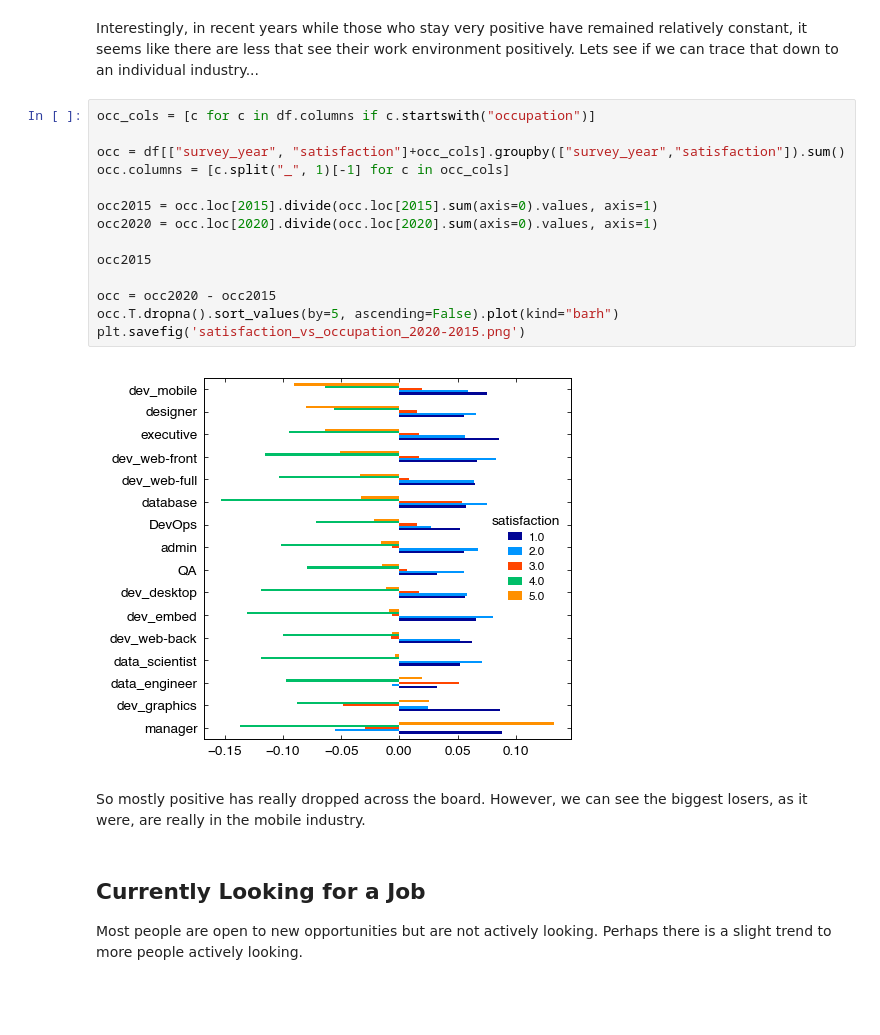
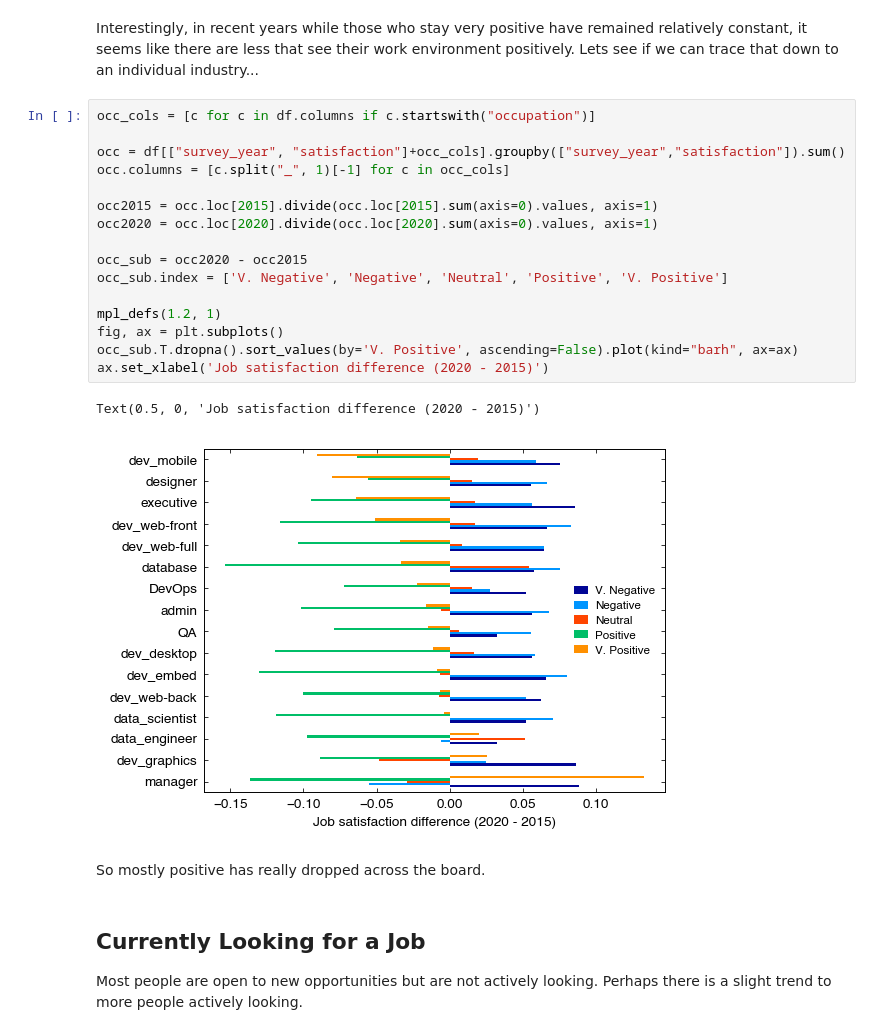
Before and after one commit to djlns/stackoverflow-insights, a Jupyter notebook: analysis.ipynb, the cells around one changed output. Saved outputs shown, nothing was run; the diff lists cells and outputs as text; blank space fills up the shorter version.

```diff
--- a/analysis.ipynb
+++ b/analysis.ipynb
@@ -247,21 +247,24 @@ Interestingly, in recent years while those who stay very positive have remained
 # %%
 occ_cols = [c for c in df.columns if c.startswith("occupation")]
 
 occ = df[["survey_year", "satisfaction"]+occ_cols].groupby(["survey_year","satisfaction"]).sum()
 occ.columns = [c.split("_", 1)[-1] for c in occ_cols]
 
 occ2015 = occ.loc[2015].divide(occ.loc[2015].sum(axis=0).values, axis=1)
 occ2020 = occ.loc[2020].divide(occ.loc[2020].sum(axis=0).values, axis=1)
 
-occ2015
+occ_sub = occ2020 - occ2015
+occ_sub.index = ['V. Negative', 'Negative', 'Neutral', 'Positive', 'V. Positive']
 
-occ = occ2020 - occ2015
-occ.T.dropna().sort_values(by=5, ascending=False).plot(kind="barh")
-plt.savefig('satisfaction_vs_occupation_2020-2015.png')
+mpl_defs(1.2, 1)
+fig, ax = plt.subplots()
+occ_sub.T.dropna().sort_values(by='V. Positive', ascending=False).plot(kind="barh", ax=ax)
+ax.set_xlabel('Job satisfaction difference (2020 - 2015)')
 # %% [output]
+Text(0.5, 0, 'Job satisfaction difference (2020 - 2015)')
-[figure, old version]
+[figure, new version]
 # %% [markdown]
-So mostly positive has really dropped across the board. However, we can see the biggest losers, as it were, are really in the mobile industry.
+So mostly positive has really dropped across the board.
 # %% [markdown]
 ## Currently Looking for a Job
 
```
Also changed, not shown: parts of 40 cells of this notebook.
